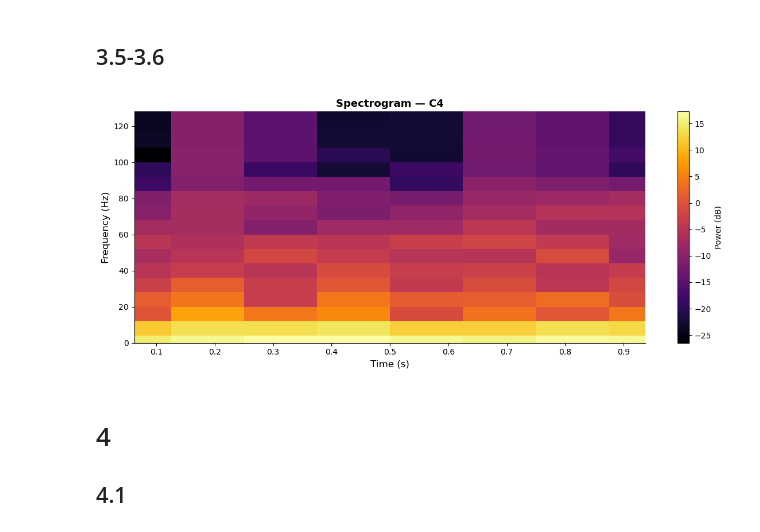
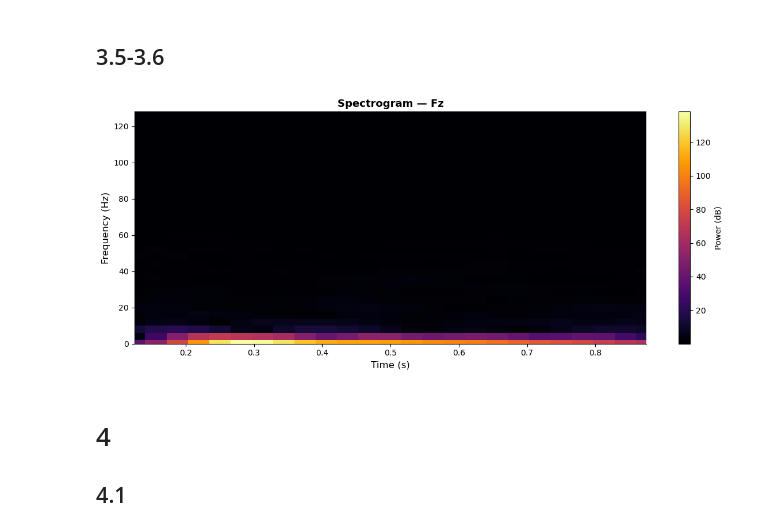
Before and after one commit to dralois/BMI-Exercises, a Jupyter notebook: exercise_1/exercise_1.ipynb, the cells around one changed output. Drawn from its saved outputs; the diff is of its cells as text; code cells hidden in the pictures.

```diff
--- a/exercise_1/exercise_1.ipynb
+++ b/exercise_1/exercise_1.ipynb
@@ -99,8 +99,8 @@ plt.show()
 ## 3.1 - 3.4
 # %%
 # Sliding window length and step size
-win_size = 32
-step_size = 32
+win_size = 64
+step_size = 8
 
 # Windows, frequency bins
 starts = range(0, avg.shape[0] - win_size + 1, step_size)
@@ -118,22 +118,22 @@ t_steps = np.array([s + win_size / 2 for s in starts]) / fs
 ## 3.5-3.6
 # %%
 # Channels: 0=Fz, 1=C4, 2=Cz, 3=C3, 4=P4, 5=Pz, 6=P3, 7=PO8, 8=Oz, 9=PO7
-ch = 1
+ch = 0
 
 fig, ax = plt.subplots(figsize=(12, 5))
-im = ax.pcolormesh(t_steps, freqs_stft, 10 * np.log10(spectrogram[:, :, ch]).T,
+im = ax.pcolormesh(t_steps, freqs_stft, spectrogram[:, :, ch].T,
                    shading="auto", cmap="inferno")
 fig.colorbar(im, ax=ax, label="Power (dB)")
 ax.set_xlabel("Time (s)", fontsize=12)
 ax.set_ylabel("Frequency (Hz)", fontsize=12)
 ax.set_title(f"Spectrogram — {electrodes[ch]}", fontsize=13, fontweight="bold")
 ax.set_xlim(t_steps[0], t_steps[-1])
 ax.set_ylim(0, freqs_stft[-1])
 ax.spines[["top", "right"]].set_visible(False)
 plt.tight_layout()
 plt.show()
 # %% [output]
-[figure, old version]
+[figure, new version]
 # %% [markdown]
 # 4
 ## 4.1
```
Also changed, not shown: parts of 15 cells of this notebook, 1 other file.
